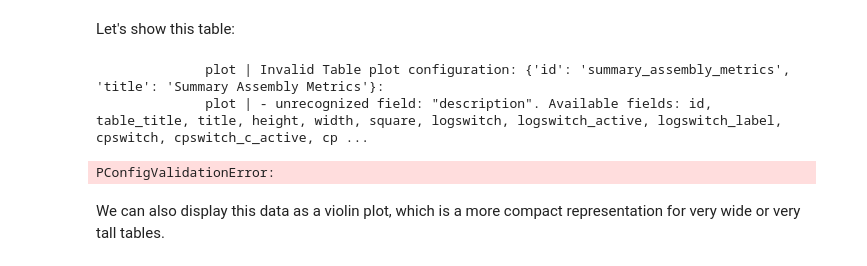
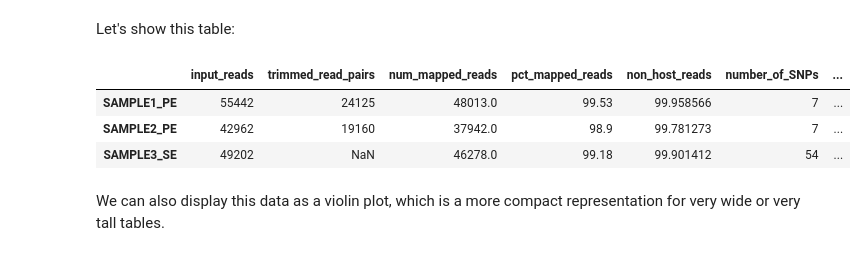
Before and after one commit to MultiQC/example-notebook, a Jupyter notebook: multiqc_example.ipynb, the cells around one changed output. Cells and saved outputs as stored; diff of their text form; code cells hidden in the pictures.

Commit message:
description field for table is not used

```diff
--- a/multiqc_example.ipynb
+++ b/multiqc_example.ipynb
@@ -365,19 +383,19 @@ Let's show this table:
 # %%
 from multiqc.plots import table
 plot = table.plot(
     data=summarized_data,
     headers=headers,
     pconfig={
         "id": "summary_assembly_metrics",
         "title": "Summary Assembly Metrics",
-        "description": "Summary of input reads, trimmed reads, and non-host reads.",
     },
 )
 plot.show()
 # %% [output]
-              plot | Invalid Table plot configuration: {'id': 'summary_assembly_metrics', 'title': 'Summary Assembly Metrics'}:
-              plot | - unrecognized field: "description". Available fields: id, table_title, title, height, width, square, logswitch, logswitch_active, logswitch_label, cpswitch, cpswitch_c_active, cp ...
-PConfigValidationError:
+|  | input_reads | trimmed_read_pairs | num_mapped_reads | pct_mapped_reads | non_host_reads | number_of_SNPs | ... |
+| SAMPLE1_PE | 55442 | 24125 | 48013.0 | 99.53 | 99.958566 | 7 | ... |
+| SAMPLE2_PE | 42962 | 19160 | 37942.0 | 98.9 | 99.781273 | 7 | ... |
+| SAMPLE3_SE | 49202 | NaN | 46278.0 | 99.18 | 99.901412 | 54 | ... |
 # %% [markdown]
 We can also display this data as a violin plot, which is a more compact representation for very wide or very tall tables.
 # %%
```
Also changed, not shown: parts of 5 cells of this notebook.
